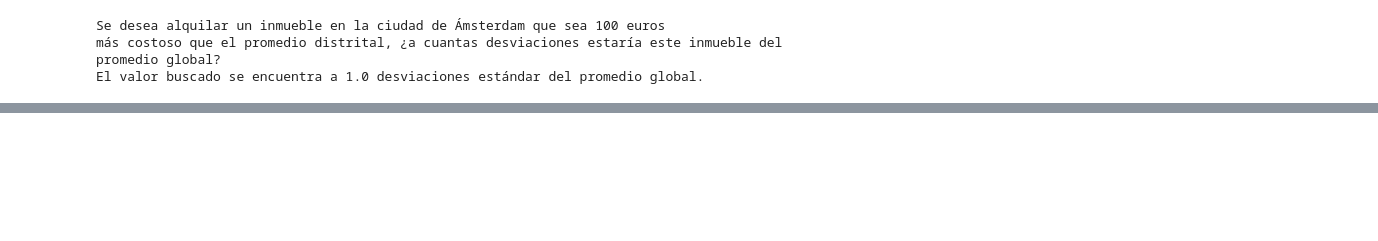
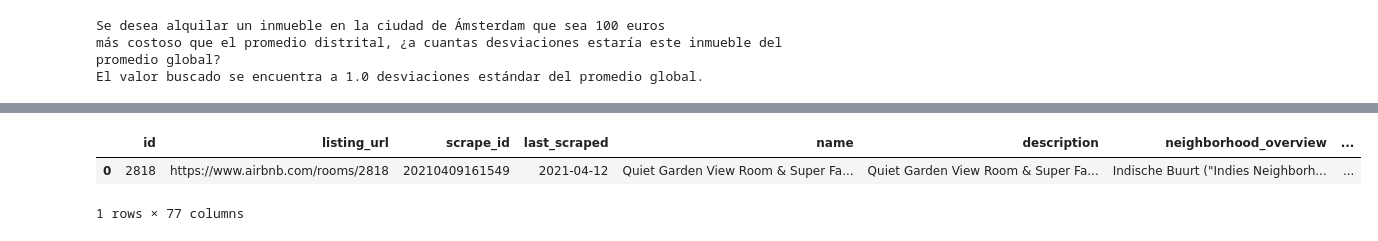
Before and after one commit to Emmaquantum/Data-Science-Proyect-Airbnb, a Jupyter notebook: PrimerReporte.ipynb, the cells around one changed output, grey strips where cells are left out. Cells and saved outputs as stored; diff of their text form; code cells hidden in the pictures; blank space fills up the shorter version.

```diff
--- a/PrimerReporte.ipynb
+++ b/PrimerReporte.ipynb
@@ -213,0 +272,9 @@ El valor buscado se encuentra a 1.0 desviaciones estándar del promedio global.
+# %%
+n_unique = Price.nunique()
+n_bins = min(100, n_unique)  # Nunca más de 100
+data_list_['percentil'] = pd.qcut(data_list_['price'], q=n_bins, labels=False, duplicates='drop') + 1
+data_list_.head(1)
+# %% [output]
+|  | id | listing_url | scrape_id | last_scraped | name | description | neighborhood_overview | ... |
+| 0 | 2818 | https://www.airbnb.com/rooms/2818 | 20210409161549 | 2021-04-12 | Quiet Garden View Room & Super Fa... | Quiet Garden View Room & Super Fa... | Indische Buurt ("Indies Neighborh... | ... |
+1 rows × 77 columns
```
Also changed, not shown: parts of 17 cells of this notebook.
